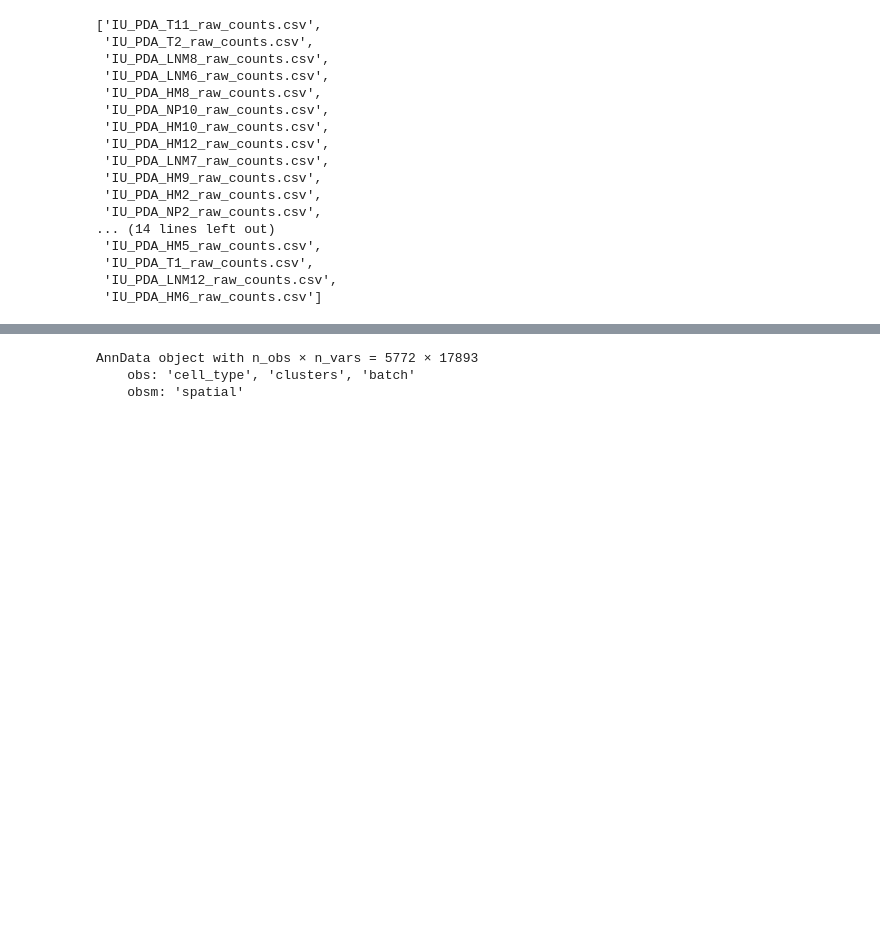
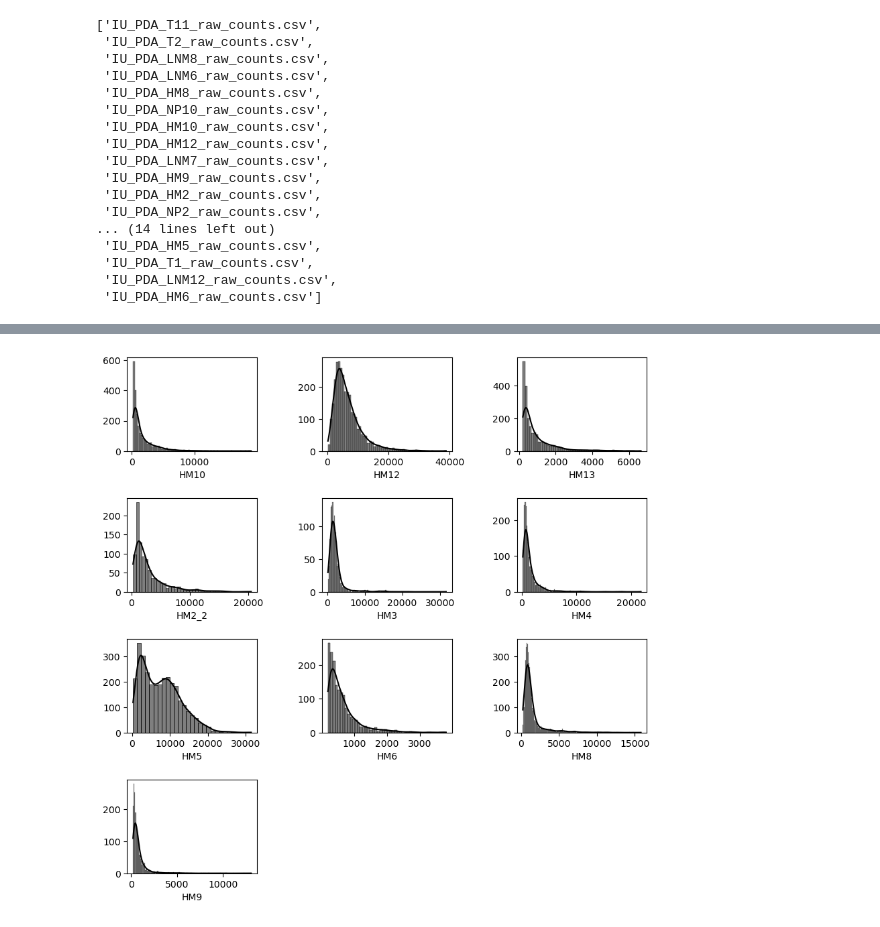
Before and after one commit to gkanfer/SpatialOmicsToolkit, a Jupyter notebook: Untitled1.ipynb, the cells around one changed output, grey strips where cells are left out. Saved outputs shown, nothing was run; the diff lists cells and outputs as text; code cells hidden in the pictures; blank space fills up the shorter version.

```diff
--- a/Untitled1.ipynb
+++ b/Untitled1.ipynb
@@ -164,7 +180,7 @@ def agrrData(tissue_name = hm_identifiers[0]):
     var = pd.read_csv(os.path.join(path_016,var_ind),index_col=None).iloc[:,1:].rename(columns = {"x":'id'})
     obs = pd.read_csv(os.path.join(path_016,cell_type_ind),index_col=None).iloc[:,1:].rename(columns = {'seurat_subset$first_type':'cell_type'})
     obs['clusters'] = pd.read_csv(os.path.join(path_016,clusters_ind),index_col=None).iloc[:,1:].rename(columns = {'seurat_subset$CompositionCluster_CC':'clusters'})
-    andata = AnnData(counts.T,var = var ,obsm={"spatial": xy_coordinates}, obs = obs)
+    andata = AnnData(counts.T,var = var ,obsm={"spatial": xy_coordinates}, obs = obs, uns = {"sample_name":tissue_name})
     andata.obsm['spatial'] = np.array(andata.obsm['spatial'], dtype=np.float64)
     andata.var = andata.var.set_index('id')
     andata.var.index.name = None
@@ -197,6 +222,24 @@ adata_concat = andata_h0.concatenate(andata_h1)
 # %%
-adata_concat
+# Step 2: Align the features for each AnnData object
+def align_features(andata, all_features):
+    # Create a DataFrame with all features, filling missing values with zeros
+    full_var_df = pd.DataFrame(index=all_features)
+    andata.obs['sample_name'] = andata.uns['sample_name']
+    # Align the current object's features to the union set
+    aligned_counts = pd.DataFrame(andata.X.toarray(), columns=andata.var_names, index=andata.obs_names).reindex(columns=all_features, fill_value=0)
+
+    # Update the AnnData object with aligned counts and full var information
+    aligned_andata = AnnData(sp.csr_matrix(aligned_counts), obs=andata.obs, var=full_var_df.loc[aligned_counts.columns], obsm=andata.obsm, uns=andata.uns)
+    return aligned_andata
+
+# Apply feature alignment to each andata
+andata_h0_aligned = align_features(andata_h0, all_features)
+andata_h2_aligned = align_features(andata_h2, all_features)
+andata_h3_aligned = align_features(andata_h3, all_features)
+andata_h4_aligned = align_features(andata_h4, all_features)
+andata_h5_aligned = align_features(andata_h5, all_features)
+andata_h6_aligned = align_features(andata_h6, all_features)
+andata_h8_aligned = align_features(andata_h8, all_features)
+andata_h9_aligned = align_features(andata_h9, all_features)
+andata_h10_aligned = align_features(andata_h10, all_features)
+andata_h11_aligned = align_features(andata_h11, all_features)
-# %% [output]
-AnnData object with n_obs × n_vars = 5772 × 17893
-    obs: 'cell_type', 'clusters', 'batch'
-    obsm: 'spatial'
@@ -202,0 +254,42 @@ AnnData object with n_obs × n_vars = 5772 × 17893
+# %%
+test = andata_concat[andata_concat.obs['sample_name']==sample_name[0],:]
+sc.pp.calculate_qc_metrics(test, inplace =True)
+#del test
+# %%
+def plot_dist(andata,column,ax,sample_name,type = 'obs', bins = 'auto',title = '',xlab = '',ylab =''):
+    '''
+    You can replace 'auto' with any other method (e.g., 'fd', 'doane', 'scott', 'rice', 'sturges', or 'sqrt')
+    '''
+    palette1 = sns.color_palette("colorblind",9)
+    andata = andata[andata.obs['sample_name']==sample_name,:]
+    sc.pp.calculate_qc_metrics(andata,inplace =True)
+    if type == 'obs':
+        arr = andata.obs[column].values
+    else:
+        arr = andata.var[column].values
+    bin_edges = np.histogram_bin_edges(arr, bins='auto')
+    # Calculate bin edges using NumPy's 'auto' method
+    # Calculate bin width
+    bin_width = bin_edges[1] - bin_edges[0]
+    sns.histplot(arr, binwidth=bin_width,color = 'black',palette=palette1,ax = ax, kde=True, line_kws={"color": "black"})
+    ax.set_ylabel(ylab)
+    ax.set_xlabel(xlab)
+    ax.set_title(title)
+# %%
+fig, ax = plt.subplots(4, 3, figsize=(10, 10))
+ax = ax.ravel()
+plot_dist(andata_concat,column = 'total_counts',ax = ax[0],sample_name = sample_name[0],xlab = sample_name[0])
+plot_dist(andata_concat,column = 'total_counts',ax = ax[1],sample_name = sample_name[1],xlab = sample_name[1])
+plot_dist(andata_concat,column = 'total_counts',ax = ax[2],sample_name = sample_name[2],xlab = sample_name[2])
+plot_dist(andata_concat,column = 'total_counts',ax = ax[3],sample_name = sample_name[3],xlab = sample_name[3])
+plot_dist(andata_concat,column = 'total_counts',ax = ax[4],sample_name = sample_name[4],xlab = sample_name[4])
+plot_dist(andata_concat,column = 'total_counts',ax = ax[5],sample_name = sample_name[5],xlab = sample_name[5])
+plot_dist(andata_concat,column = 'total_counts',ax = ax[6],sample_name = sample_name[6],xlab = sample_name[6])
+plot_dist(andata_concat,column = 'total_counts',ax = ax[7],sample_name = sample_name[7],xlab = sample_name[7])
+plot_dist(andata_concat,column = 'total_counts',ax = ax[8],sample_name = sample_name[8],xlab = sample_name[8])
+plot_dist(andata_concat,column = 'total_counts',ax = ax[9],sample_name = sample_name[9],xlab = sample_name[9])
+ax[10].axis('off')
+ax[11].axis('off')
+plt.subplots_adjust(wspace = 0.5, hspace=0.5)
+# %% [output]
+[figure, added]
```
Also changed, not shown: parts of 6 cells of this notebook.
